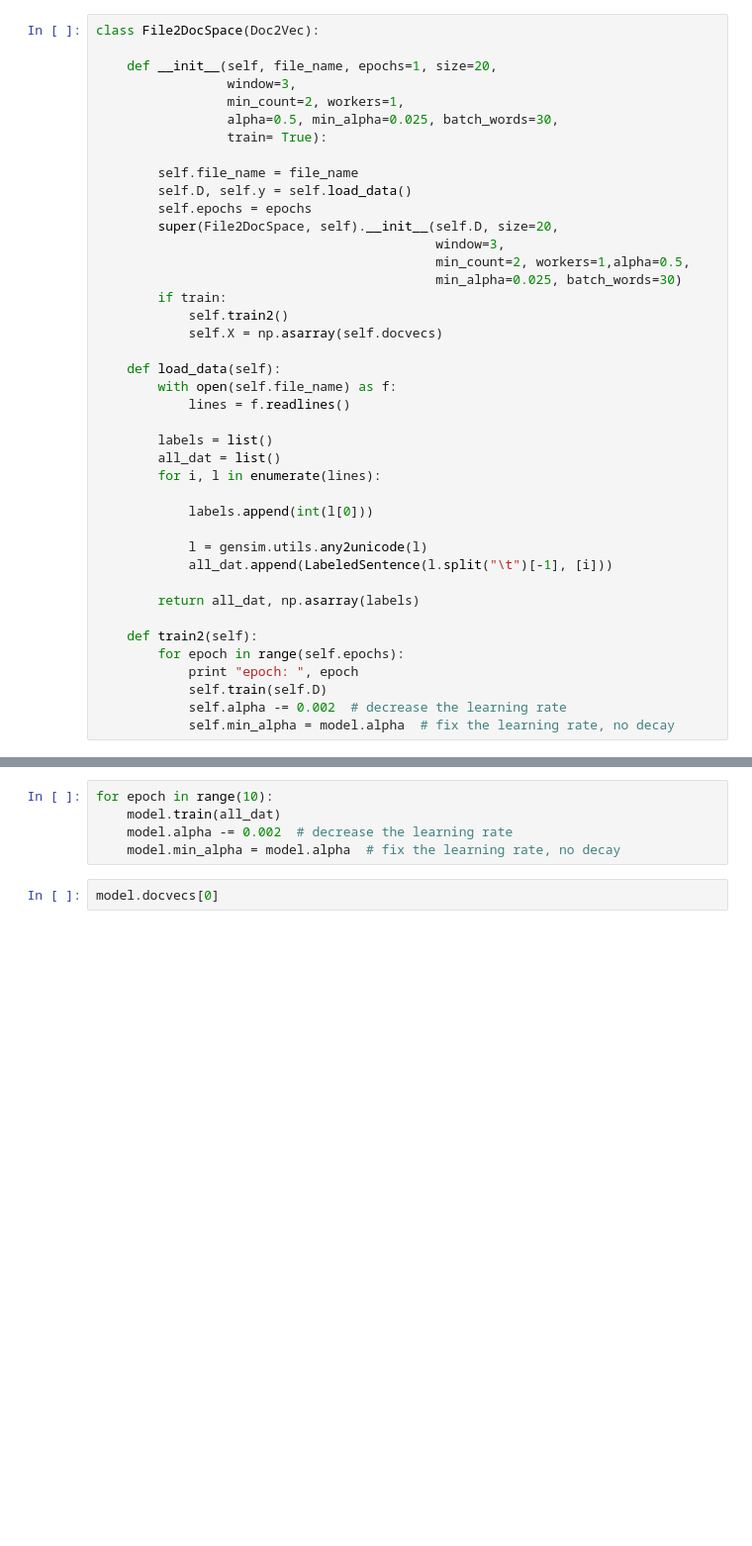
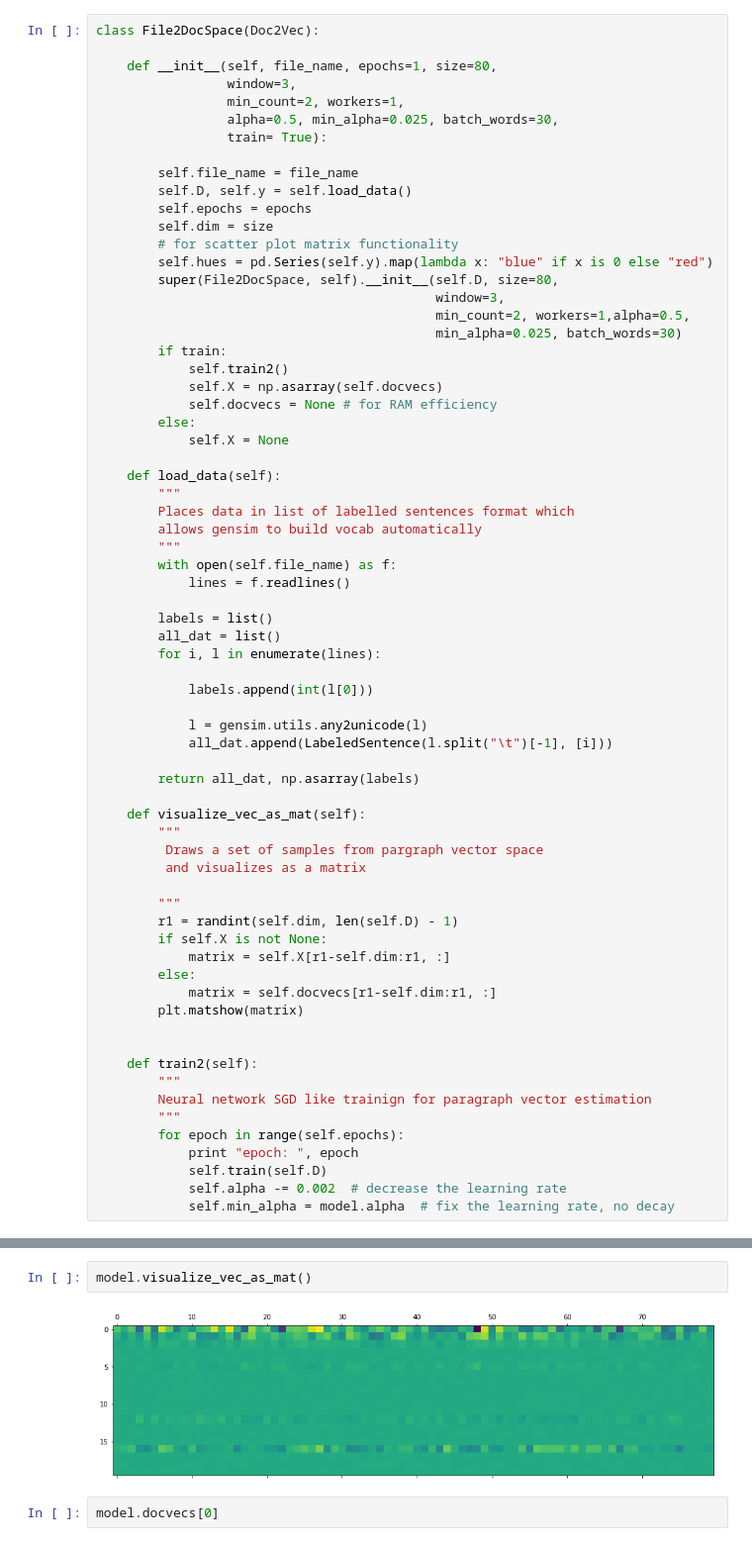
Before and after one commit to ludakas/EdInteligence_human_or_machine, a Jupyter notebook: first.ipynb, the cells around one changed output, grey strips where cells are left out. Shown: that part at 99% size. Drawn from its saved outputs; the diff is of its cells as text; blank space fills up the shorter version.

```diff
--- a/first.ipynb
+++ b/first.ipynb
@@ -9,7 +10,7 @@ import matplotlib.pyplot as plt
 # %%
 class File2DocSpace(Doc2Vec):
 
-    def __init__(self, file_name, epochs=1, size=20,
+    def __init__(self, file_name, epochs=1, size=80,
                  window=3,
                  min_count=2, workers=1,
                  alpha=0.5, min_alpha=0.025, batch_words=30,
@@ -18,15 +19,25 @@ class File2DocSpace(Doc2Vec):
         self.file_name = file_name
         self.D, self.y = self.load_data()
         self.epochs = epochs
-        super(File2DocSpace, self).__init__(self.D, size=20,
+        self.dim = size
+        # for scatter plot matrix functionality
+        self.hues = pd.Series(self.y).map(lambda x: "blue" if x is 0 else "red")
+        super(File2DocSpace, self).__init__(self.D, size=80,
                                             window=3,
                                             min_count=2, workers=1,alpha=0.5,
                                             min_alpha=0.025, batch_words=30)
         if train:
             self.train2()
             self.X = np.asarray(self.docvecs)
+            self.docvecs = None # for RAM efficiency
+        else:
+            self.X = None
 
     def load_data(self):
+        """
+        Places data in list of labelled sentences format which
+        allows gensim to build vocab automatically
+        """
         with open(self.file_name) as f:
             lines = f.readlines()
 
@@ -41,7 +52,24 @@ class File2DocSpace(Doc2Vec):
 
         return all_dat, np.asarray(labels)
 
+    def visualize_vec_as_mat(self):
+        """
+         Draws a set of samples from pargraph vector space
+         and visualizes as a matrix
+
+        """
+        r1 = randint(self.dim, len(self.D) - 1)
+        if self.X is not None:
+            matrix = self.X[r1-self.dim:r1, :]
+        else:
+            matrix = self.docvecs[r1-self.dim:r1, :]
+        plt.matshow(matrix)
+
+
     def train2(self):
+        """
+        Neural network SGD like trainign for paragraph vector estimation
+        """
         for epoch in range(self.epochs):
             print "epoch: ", epoch
             self.train(self.D)
@@ -52,8 +82,7 @@ model = File2DocSpace("training_data.txt")
-# %%
-for epoch in range(10):
-    model.train(all_dat)
-    model.alpha -= 0.002  # decrease the learning rate
-    model.min_alpha = model.alpha  # fix the learning rate, no decay
+# %%
+model.visualize_vec_as_mat()
+# %% [output]
+[figure, added]
 # %%
 model.docvecs[0]
 # %% [output]
```
Also changed, not shown: parts of 3 cells of this notebook, 1 other file.
